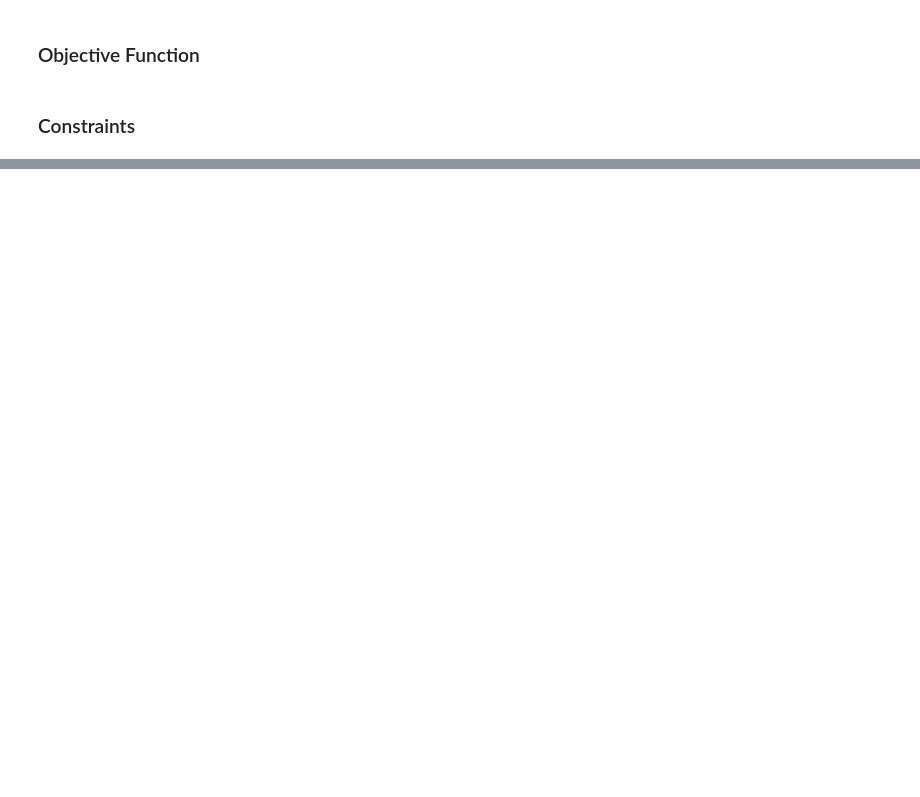
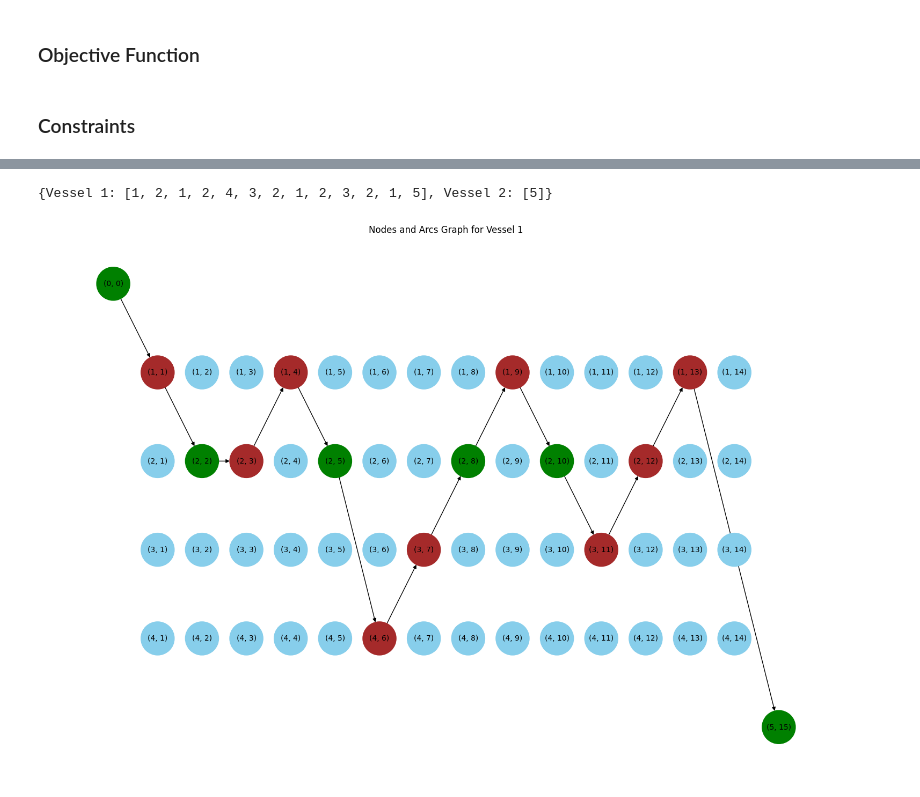
Before and after one commit to tobiasbergeland/SpeedOptiRepo, a Jupyter notebook: mirp.ipynb, the cells around one changed output, grey strips where cells are left out. Drawn from its saved outputs; the diff is of its cells as text; code cells hidden in the pictures; blank space fills up the shorter version.

```diff
--- a/mirp.ipynb
+++ b/mirp.ipynb
@@ -859,0 +1006,12 @@ w[6,Vessel 3] 234.00000000001825
+# %%
+# For each vessel, save the route
+vessel_routes_incl_wa = {}
+for vessel in vessels:
+    vessel_routes_incl_wa[vessel] = []
+    for arc in vessel_arcs[vessel]:
+        if x[arc.tuple, vessel].x > 0:
+            vessel_routes_incl_wa[vessel].append(arc)
+# %%
+# Sort the arcs in each route by time
+for vessel in vessels:
+    vessel_routes_incl_wa[vessel] = sorted(vessel_routes_incl_wa[vessel], key=lambda x: x.origin_node.time)
@@ -859,0 +1041,13 @@ w[6,Vessel 3] 234.00000000001825
+# %%
+# For each vessel, save the route, but only the port-sequence
+vessel_routes_seq = {}
+for vessel in vessels:
+    vessel_routes_seq[vessel] = []
+    for arc in vessel_arcs[vessel]:
+        if arc in waiting_arcs[vessel]:
+            continue
+        if x[arc.tuple, vessel].x > 0:
+            vessel_routes_seq[vessel].append(arc.destination_node.port.number)
+vessel_routes_seq
+# %% [output]
+{Vessel 1: [1, 2, 1, 2, 4, 3, 2, 1, 2, 3, 2, 1, 5], Vessel 2: [5]}
@@ -859,0 +1103,6 @@ w[6,Vessel 3] 234.00000000001825
+# %%
+vessel_to_check = vessels[0]
+# %%
+visualize_solution_for_vessel(vessel_to_check, nodes, vessel_routes_incl_wa)
+# %% [output]
+[figure, added]
```
Also changed, not shown: parts of 23 cells of this notebook, 4 other files.
